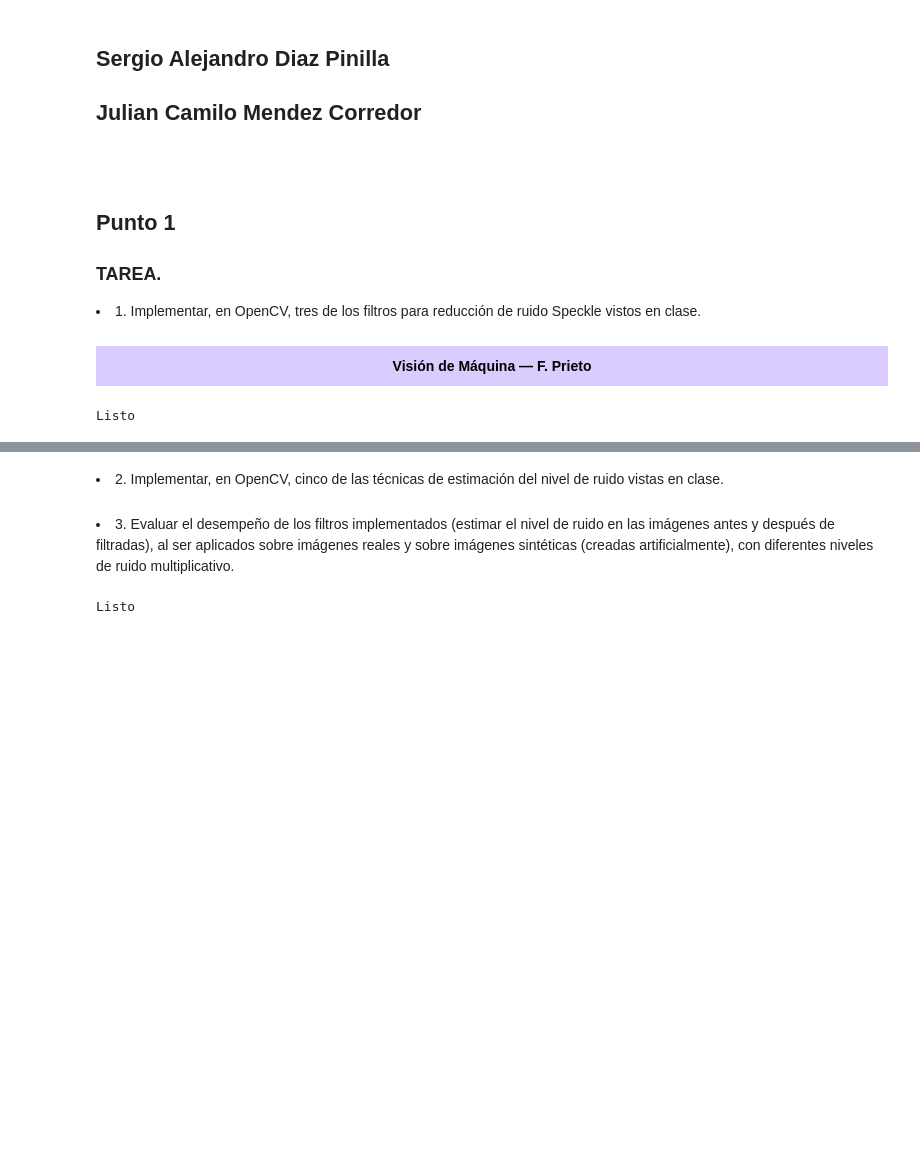
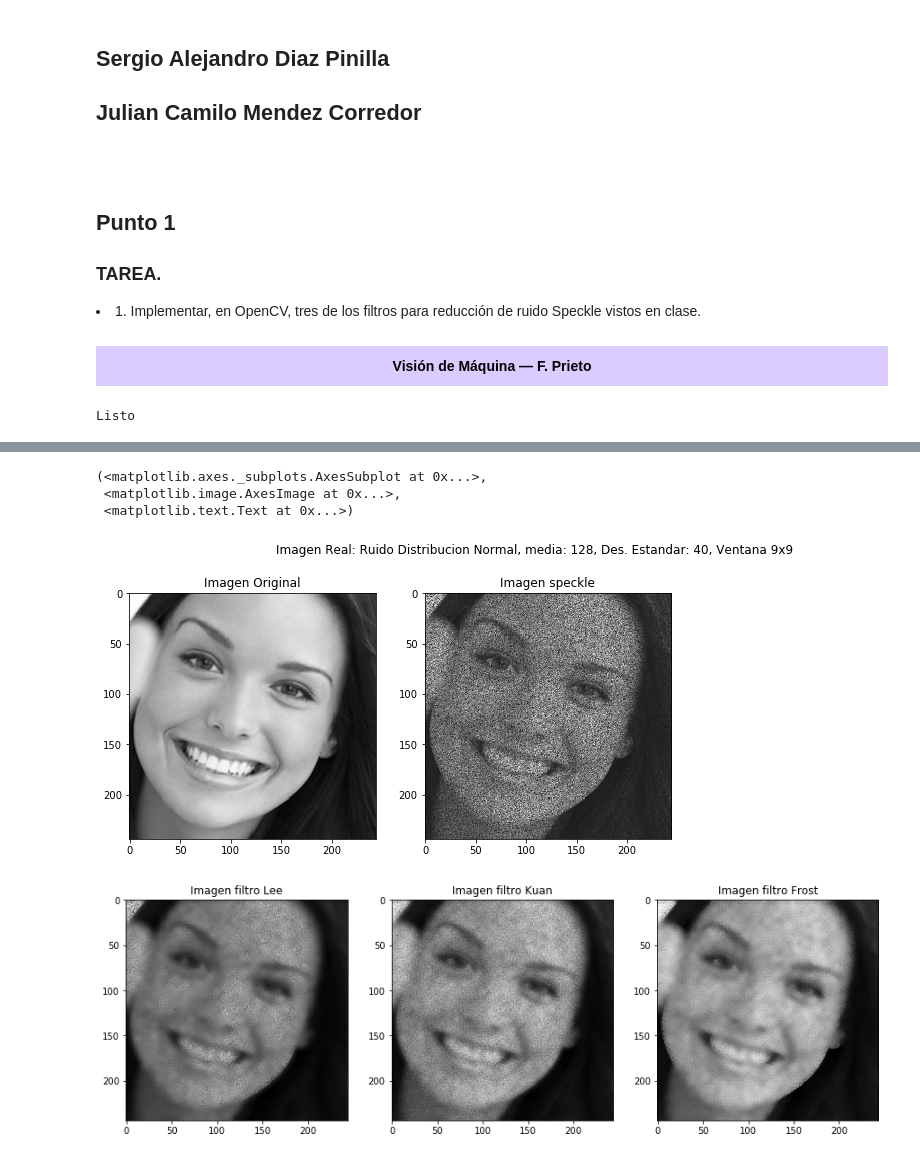
Before and after one commit to seradiazpin/MachineVisionUnal, a Jupyter notebook: Tarea4/Tarea4.ipynb, the cells around one changed output, grey strips where cells are left out. Saved outputs shown, nothing was run; the diff lists cells and outputs as text; code cells hidden in the pictures; blank space fills up the shorter version.

```diff
--- a/Tarea4/Tarea4.ipynb
+++ b/Tarea4/Tarea4.ipynb
@@ -114,32 +217,22 @@ plt.subplot(131), plt.imshow(gamma_img, cmap=plt.cm.gray), plt.title('Imagen fil
-# %% [markdown]
-<li>2. Implementar, en OpenCV, cinco de las técnicas de estimación del nivel de ruido vistas en clase.</li>
-<h1 style="font-size:100%; background-color:rgba(70, 0, 700, 0.2); color:black; text-align:center; line-height : 30px;"></h1>
-<li>3. Evaluar el desempeño de los filtros implementados (estimar el nivel de ruido en las imágenes antes y después de filtradas), al ser aplicados sobre imágenes reales y sobre imágenes sintéticas (creadas artificialmente), con diferentes niveles de ruido multiplicativo.</li>
-# %%
-check = np.ones((500, 500))
-check[100:400, 100:400] = 100
-check[150:350, 150:350] = 200
-check[200:300, 200:300] = 255
-
-def snr(img):
-    return img.mean()/img.std()
-
-def enl(img):
-    return snr(img)**2
-
-def ssi(noise,filtered):
-    return (filtered.std()/filtered.mean()) * (noise.mean()/ noise.std())
-
-def smpi(noise,filtered):
-    m0 = 1+ np.abs(noise.mean() - filtered.mean())
-    return m0 * (filtered.std()/noise.std())
-
-def quality(noise,filtered):
-    ys = np.median(noise) - np.abs(np.median(noise) - np.median(filtered))
-    var = variance(filtered)
-    L0 = enl(noise)
-    return (ys**2)/(L0*var)
-
-print "Listo"
-# %% [output]
-Listo
+# %%
+specle_img_2 = speckle(img,128,40)
+lee_img_2 = lee_filter(specle_img_2,9)
+kuan_img_2 = kuan_filter(specle_img_2,9)
+frost_img_2 = frost_filter(specle_img_2,2,9)
+
+plt.figure(1,figsize=(15,5))
+plt.suptitle('Imagen Real: Ruido Distribucion Normal, media: 128, Des. Estandar: 40, Ventana 9x9')
+plt.subplot(131), plt.imshow(img, cmap=plt.cm.gray), plt.title('Imagen Original')
+plt.subplot(132), plt.imshow(specle_img_2, cmap=plt.cm.gray), plt.title('Imagen speckle')
+
+
+plt.figure(2,figsize=(15,5))
+plt.subplot(131), plt.imshow(lee_img_2, cmap=plt.cm.gray), plt.title('Imagen filtro Lee')
+plt.subplot(132), plt.imshow(kuan_img_2, cmap=plt.cm.gray), plt.title('Imagen filtro Kuan')
+plt.subplot(133), plt.imshow(frost_img_2, cmap=plt.cm.gray), plt.title('Imagen filtro Frost')
+# %% [output]
+(<matplotlib.axes._subplots.AxesSubplot at 0x...>,
+ <matplotlib.image.AxesImage at 0x...>,
+ <matplotlib.text.Text at 0x...>)
+[figure, added]
+[figure, added]
```
Also changed, not shown: parts of 15 cells of this notebook, 4 other files.
